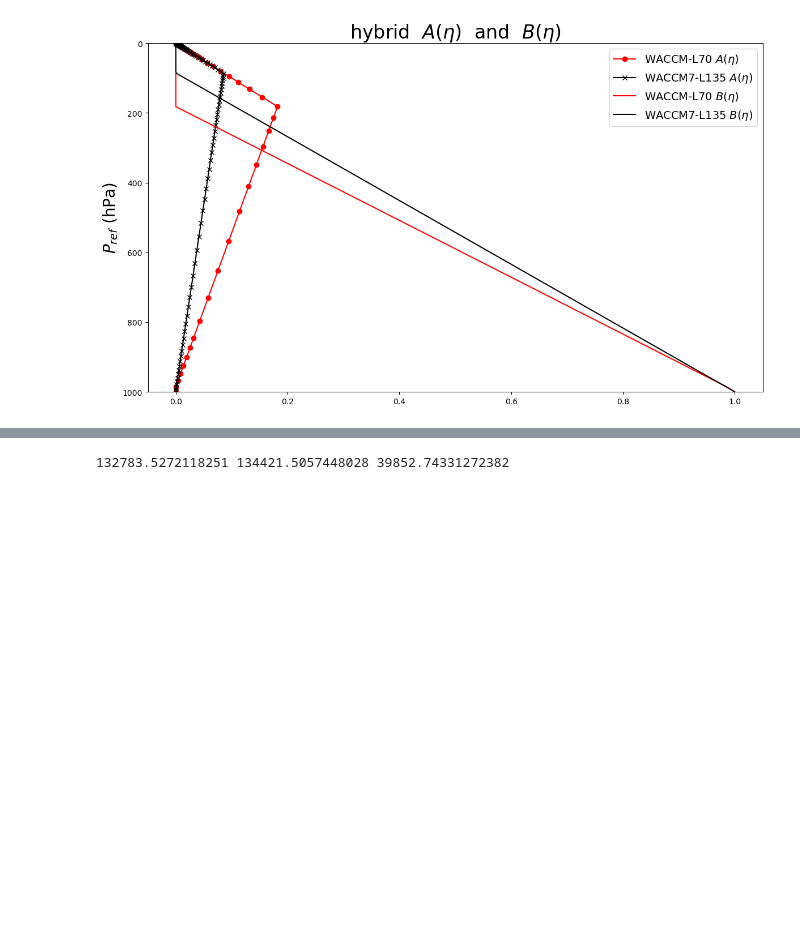
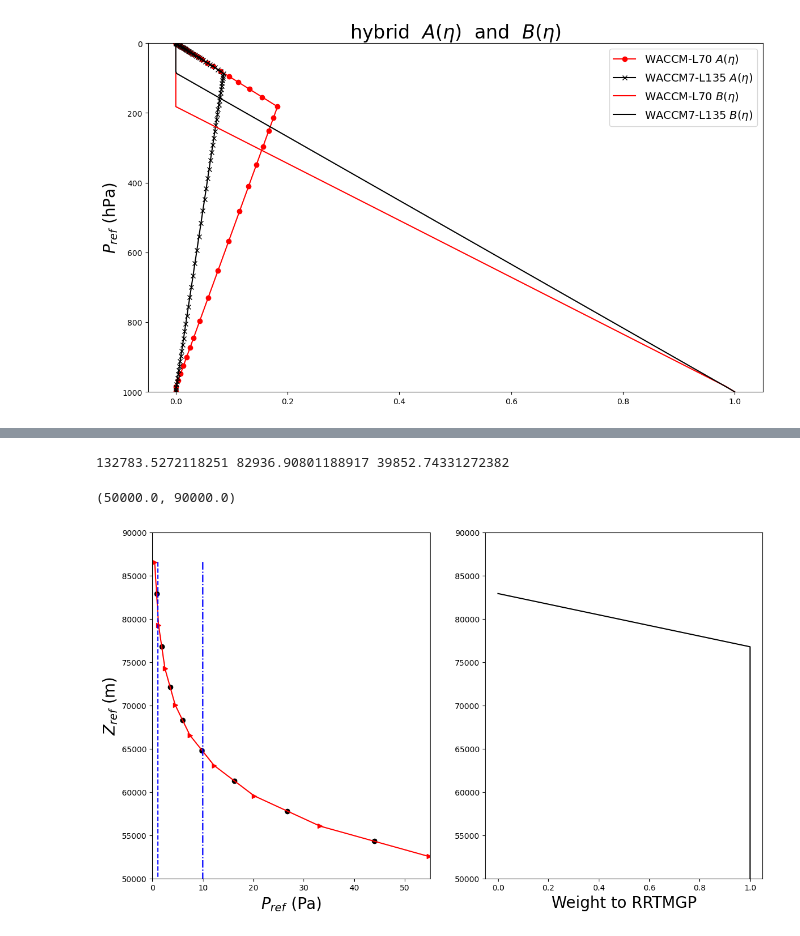
Before and after one commit to JulioTBacmeister/PyRegridding, a Jupyter notebook: Drivers/VgridCompare.ipynb, the cells around one changed output, grey strips where cells are left out. Drawn from its saved outputs; the diff is of its cells as text; code cells hidden in the pictures; blank space fills up the shorter version.

```diff
--- a/Drivers/VgridCompare.ipynb
+++ b/Drivers/VgridCompare.ipynb
@@ -175,7 +235,30 @@ Text(0.5, 1.0, '$\\Delta z~\\mathrm{over}~ P_{sfc}=1000 \\mathrm{hPa}$')
 # %%
 print( zo_A[0],zo_B[0],zo_C[0])
+
+fig,ax=plt.subplots( 1,2, squeeze=False, figsize=(14,8) )
+
+
+ax[0,0].plot(po_B*100 , zo_B ,  'o' ,color='black' , label =f'{B.exp} $\Delta z$'  )
+ax[0,0].plot(pp_B*100 , z_B ,  '>-' ,color='red' , label =f'{B.exp} $\Delta z$'  )
+ax[0,0].plot(pp_B*0+1.01 , z_B ,  '--' ,color='blue' , label =f'{B.exp} $\Delta z$'  )
+ax[0,0].plot(pp_B*0+10. , z_B ,  '-.' ,color='blue' , label =f'{B.exp} $\Delta z$'  )
+
+ax[0,0].set_xlim(0,55)
+ax[0,0].set_ylim(50000,90000)
+ax[0,0].set_ylabel("$Z_{ref}$ (m)" ,fontsize=20)
+ax[0,0].set_xlabel("$P_{ref}$ (Pa)" ,fontsize=20)
+
+
+ax[0,1].plot(qrl_wt*1. , zo_B  ,color='black' , label =f'{B.exp} $\Delta z$'  )
+ax[0,1].set_xlabel("Weight to RRTMGP" ,fontsize=20)
+
+
+
+plt.ylim(50000,90000)
 # %% [output]
-132783.5272118251 134421.5057448028 39852.74331272382
+132783.5272118251 82936.90801188917 39852.74331272382
+(50000.0, 90000.0)
+[figure, added]
 # %%
 psfc = 1_000.
 pp_A = 1_000. * hyai_A   + psfc * hybi_A
```
Also changed, not shown: parts of 12 cells of this notebook, 19 other files.
